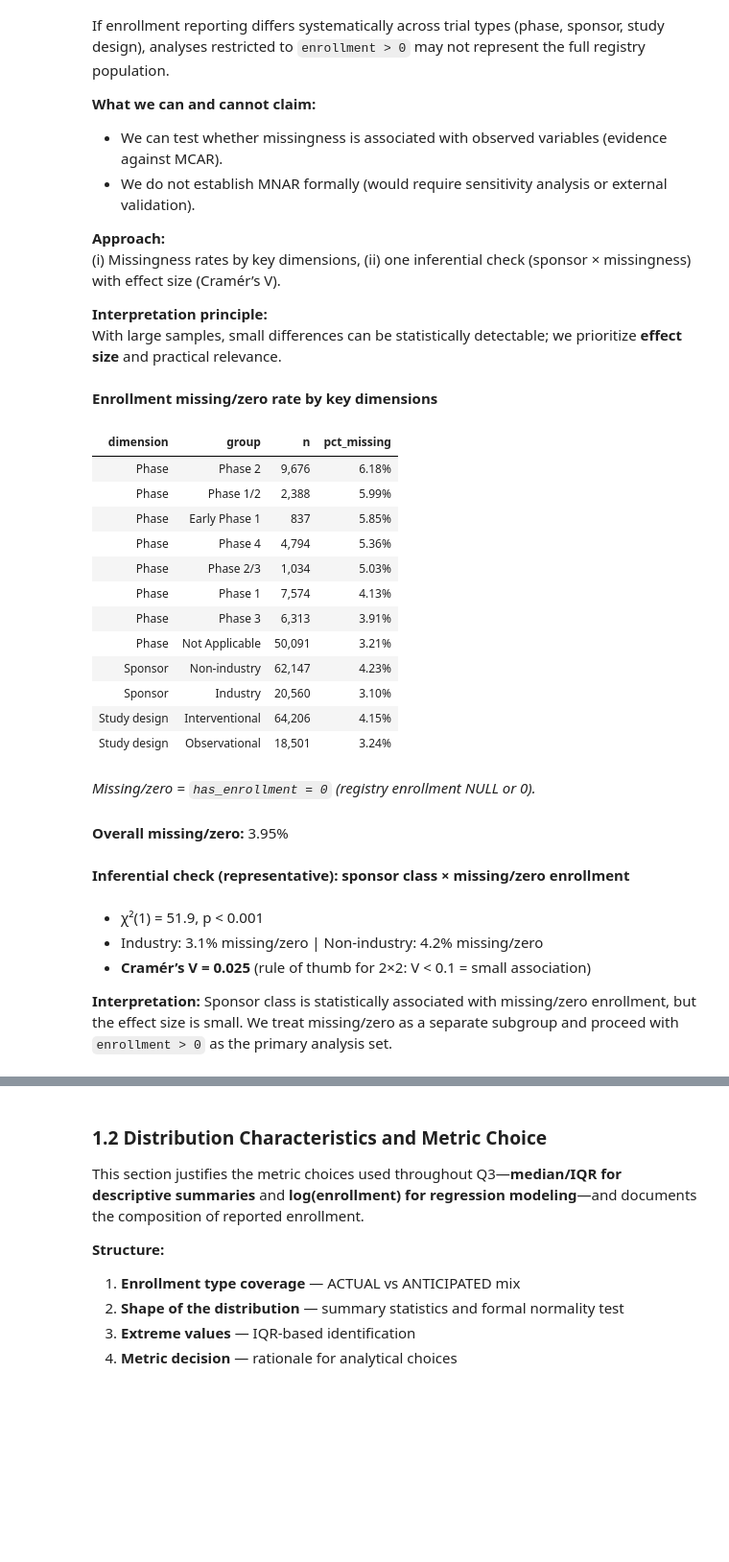
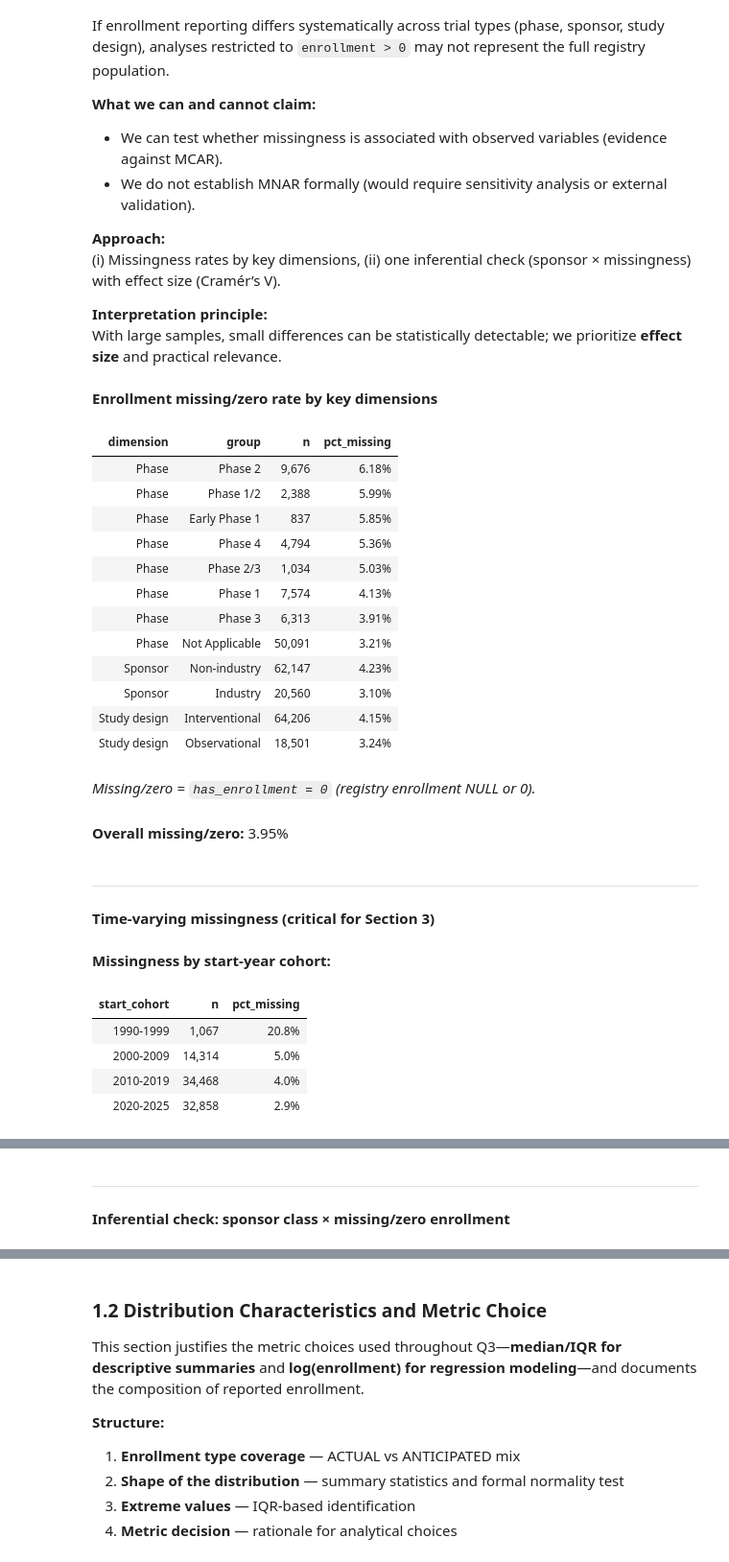
Before and after one commit to Pevicsanch/Clinical-Trial-Analytics, a Jupyter notebook: notebooks/03_enrollment_performance.ipynb, the cells around one changed output, grey strips where cells are left out. Shown at 96% size. Saved outputs shown, nothing was run; the diff lists cells and outputs as text; code cells hidden in the pictures; blank space fills up the shorter version.

```diff
--- a/notebooks/03_enrollment_performance.ipynb
+++ b/notebooks/03_enrollment_performance.ipynb
@@ -476,10 +540,64 @@ display(Markdown("*Missing/zero = `has_enrollment = 0` (registry enrollment NULL
 overall_missing = (1 - df_abt["has_enrollment"].mean()) * 100
 display(Markdown(f"**Overall missing/zero:** {overall_missing:.2f}%"))
 
+# ============================================================
+# TIME-VARYING MISSINGNESS CHECK (critical for temporal analysis)
+# ============================================================
+display(Markdown("---\n**Time-varying missingness (critical for Section 3)**"))
+
+# Calculate missingness by start_cohort
+temporal_miss = (
+    df_abt
+    .groupby("start_cohort")
+    .agg(
+        n=("study_id", "count"),
+        pct_missing=("has_enrollment", lambda x: (1 - x.mean()) * 100)
+    )
+    .reset_index()
+)
+
+# Reorder cohorts
+cohort_order = ['1990-1999', '2000-2009', '2010-2019', '2020-2025']
+temporal_miss = temporal_miss.set_index("start_cohort").reindex(cohort_order).reset_index()
+
+display(Markdown("**Missingness by start-year cohort:**"))
+display(temporal_miss.style.format({"n": "{:,.0f}", "pct_missing": "{:.1f}%"}).hide(axis="index"))
+
+# Test for temporal trend in missingness
+miss_trend = spearmanr(df_abt["start_year"], df_abt["has_enrollment"])
+rho_miss = miss_trend.correlation
+p_miss = miss_trend.pvalue
+
+# Calculate range
+miss_min = temporal_miss["pct_missing"].min()
+miss_max = temporal_miss["pct_missing"].max()
+miss_range = miss_max - miss_min
+
+# Assess severity
+if miss_range > 10:
+    severity = "substantial"
+    warning = "⚠️ **Warning:** Temporal analyses may be biased by time-varying selection."
+elif miss_range > 5:
+    severity = "moderate"
+    warning = "Temporal analyses should be interpreted with caution."
+else:
+    severity = "modest"
+    warning = "Missingness is relatively stable over time."
+
+display(Markdown(f"""
+**Temporal association:** Spearman ρ = {rho_miss:.3f} (p {"< 0.001" if p_miss < 0.001 else f"= {p_miss:.3f}"})
+
+**Range across cohorts:** {miss_min:.1f}% – {miss_max:.1f}% (Δ = {miss_range:.1f} pp) → **{severity}** variation
+
+{warning}
+
+*If enrollment reporting has changed over time, the "no trend" finding in Section 3 may reflect selection rather than true stability.*
+"""))
+
 # ----------------------------
 # Inferential: sponsor × missingness (representative check)
 # ----------------------------
-display(Markdown("**Inferential check (representative): sponsor class × missing/zero enrollment**"))
+display(Markdown("---\n**Inferential check: sponsor class × missing/zero enrollment**"))
 
 ct = pd.crosstab(df_abt["is_industry_sponsor"], df_abt["has_enrollment"])
 chi2, p_val, dof, _ = chi2_contingency(ct)
@@ -488,41 +606,41 @@ n = ct.to_numpy().sum()
 r, c = ct.shape
 cramers_v = float(np.sqrt(chi2 / (n * min(r - 1, c - 1)))) if min(r - 1, c - 1) > 0 else 0.0
 
 p_str = "p < 0.001" if p_val < 0.001 else f"p = {p_val:.3f}"
 
 rate_ind = (1 - df_abt.loc[df_abt["is_industry_sponsor"] == 1, "has_enrollment"].mean()) * 100
 rate_non = (1 - df_abt.loc[df_abt["is_industry_sponsor"] == 0, "has_enrollment"].mean()) * 100
 
 display(Markdown(f"""
 - χ²({dof}) = {chi2:,.1f}, {p_str}
 - Industry: {rate_ind:.1f}% missing/zero | Non-industry: {rate_non:.1f}% missing/zero
-- **Cramér’s V = {cramers_v:.3f}** (rule of thumb for 2×2: V < 0.1 = small association)
+- **Cramér's V = {cramers_v:.3f}** (V < 0.1 = small association)
 
-**Interpretation:** Sponsor class is statistically associated with missing/zero enrollment, but the effect size is small.
-We treat missing/zero as a separate subgroup and proceed with `enrollment > 0` as the primary analysis set.
+**Interpretation:** Missingness is associated with both sponsor class and time period.
+We proceed with `enrollment > 0` as the primary analysis set, noting these potential selection effects.
 """))
 # %% [output]
 **Enrollment missing/zero rate by key dimensions**
 | dimension | group | n | pct_missing |
 | Phase | Phase 2 | 9,676 | 6.18% |
 | Phase | Phase 1/2 | 2,388 | 5.99% |
 | Phase | Early Phase 1 | 837 | 5.85% |
 | Phase | Phase 4 | 4,794 | 5.36% |
 | Phase | Phase 2/3 | 1,034 | 5.03% |
 | Phase | Phase 1 | 7,574 | 4.13% |
 | Phase | Phase 3 | 6,313 | 3.91% |
 | Phase | Not Applicable | 50,091 | 3.21% |
 | Sponsor | Non-industry | 62,147 | 4.23% |
 | Sponsor | Industry | 20,560 | 3.10% |
 | Study design | Interventional | 64,206 | 4.15% |
 | Study design | Observational | 18,501 | 3.24% |
 *Missing/zero = `has_enrollment = 0` (registry enrollment NULL or 0).*
 **Overall missing/zero:** 3.95%
-**Inferential check (representative): sponsor class × missing/zero enrollment**
+---
+**Time-varying missingness (critical for Section 3)**
-
-- χ²(1) = 51.9, p < 0.001
-- Industry: 3.1% missing/zero | Non-industry: 4.2% missing/zero
-- **Cramér’s V = 0.025** (rule of thumb for 2×2: V < 0.1 = small association)
-
-**Interpretation:** Sponsor class is statistically associated with missing/zero enrollment, but the effect size is small.
-We treat missing/zero as a separate subgroup and proceed with `enrollment > 0` as the primary analysis set.
+**Missingness by start-year cohort:**
+| start_cohort | n | pct_missing |
+| 1990-1999 | 1,067 | 20.8% |
+| 2000-2009 | 14,314 | 5.0% |
+| 2010-2019 | 34,468 | 4.0% |
+| 2020-2025 | 32,858 | 2.9% |
@@ -528,0 +655,2 @@ We treat missing/zero as a separate subgroup and proceed with `enrollment > 0` a
+---
+**Inferential check: sponsor class × missing/zero enrollment**
```
Also changed, not shown: parts of 17 cells of this notebook.
